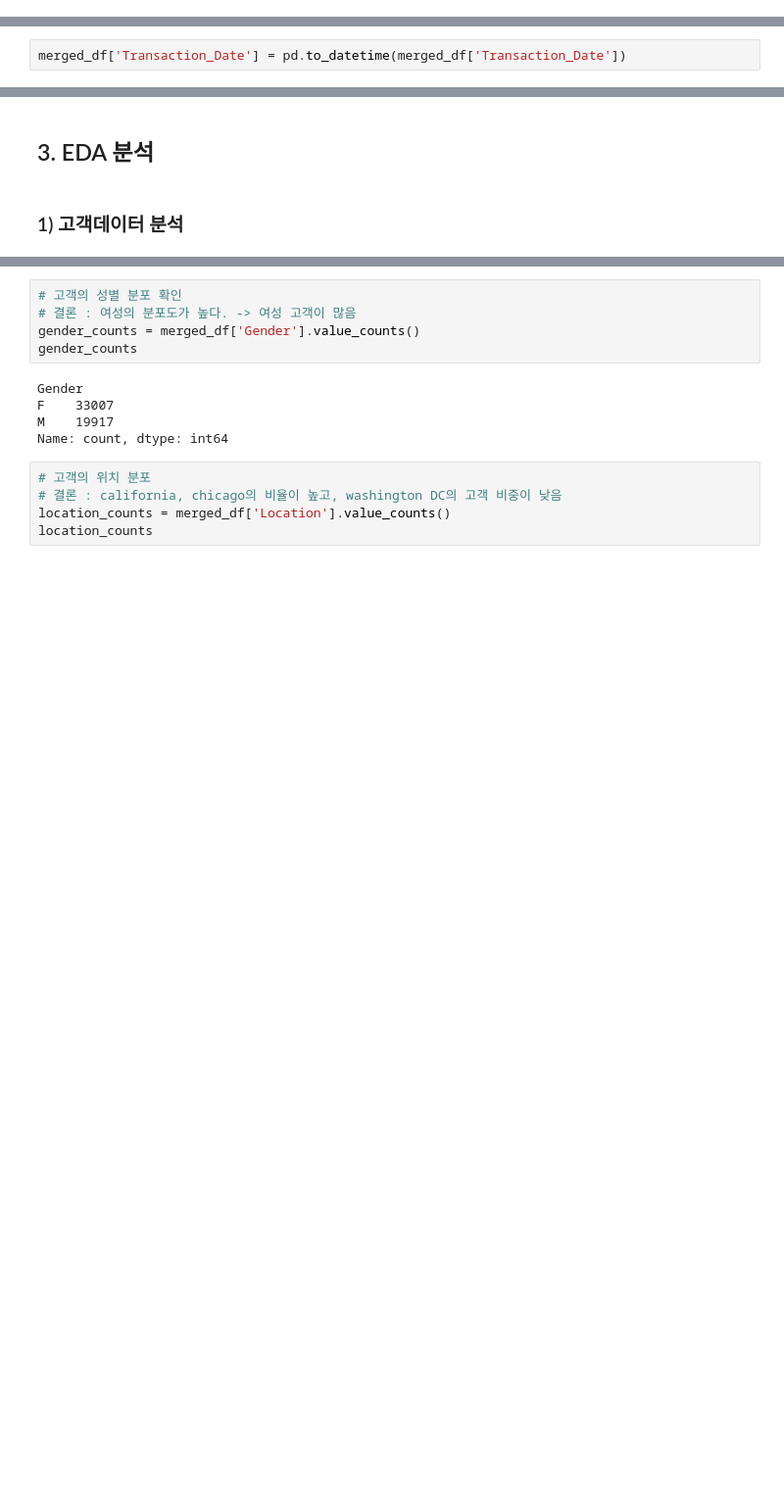
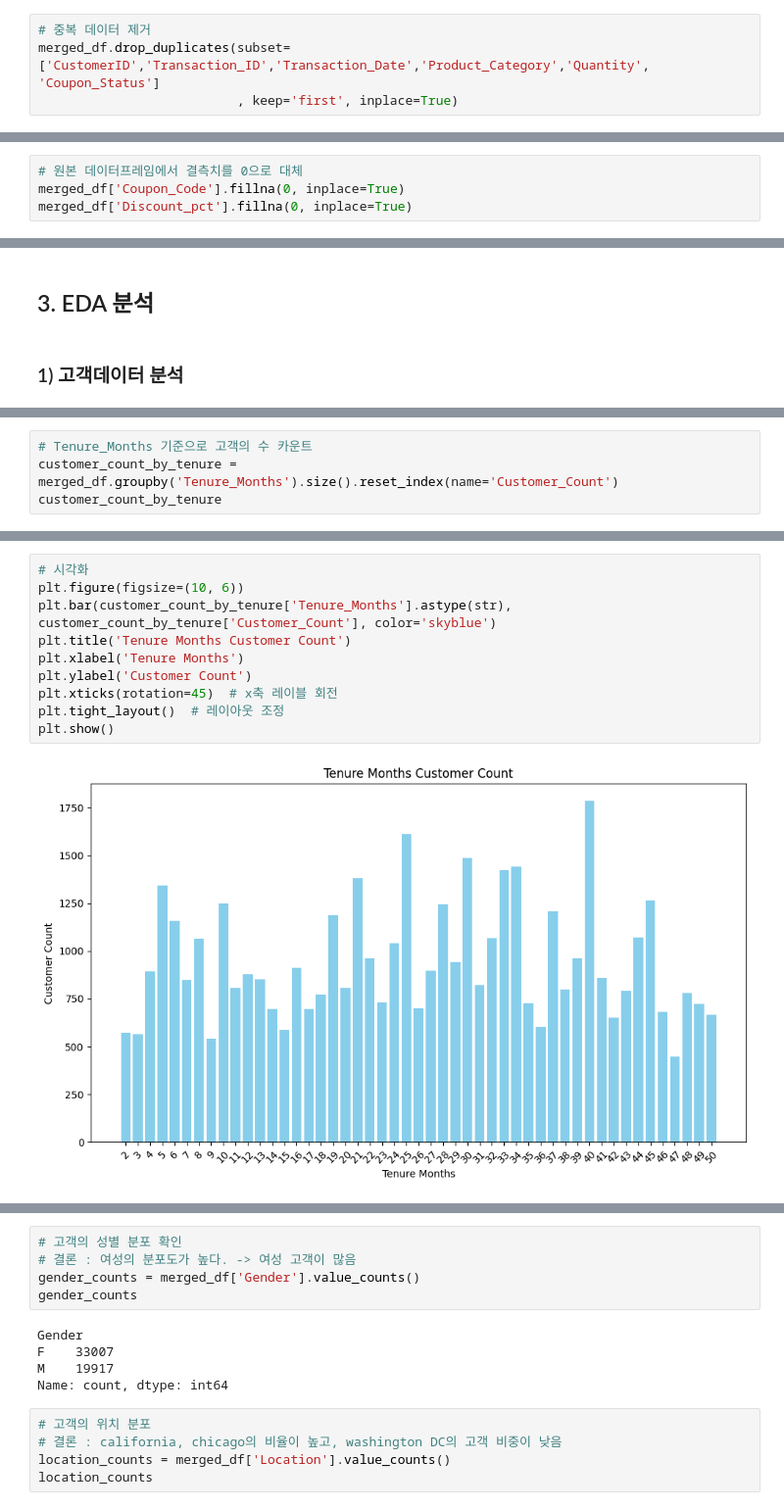
Before and after one commit to marksenee/DA_Projects, a Jupyter notebook: ecommerce-company.ipynb, the cells around one changed output, grey strips where cells are left out. Shown at 98% size. Cells and saved outputs as stored; diff of their text form; blank space fills up the shorter version.

```diff
--- a/ecommerce-company.ipynb
+++ b/ecommerce-company.ipynb
@@ -218,0 +227,4 @@ memory usage: 5.2+ MB
+# %%
+# 중복 데이터 제거
+merged_df.drop_duplicates(subset=['CustomerID','Transaction_ID','Transaction_Date','Product_Category','Quantity', 'Coupon_Status']
+                          , keep='first', inplace=True)
@@ -239 +282,5 @@ Coupon_Status          0
 dtype: int64
+# %%
+# 원본 데이터프레임에서 결측치를 0으로 대체
+merged_df['Coupon_Code'].fillna(0, inplace=True)
+merged_df['Discount_pct'].fillna(0, inplace=True)
@@ -269,2 +319,0 @@ merged_df.head(2)
-# %%
-merged_df['Transaction_Date'] = pd.to_datetime(merged_df['Transaction_Date'])
@@ -305,0 +343,4 @@ merged_df.head(2)
+# %%
+# Tenure_Months 기준으로 고객의 수 카운트
+customer_count_by_tenure = merged_df.groupby('Tenure_Months').size().reset_index(name='Customer_Count')
+customer_count_by_tenure
@@ -305,0 +365,12 @@ merged_df.head(2)
+# %%
+# 시각화
+plt.figure(figsize=(10, 6))
+plt.bar(customer_count_by_tenure['Tenure_Months'].astype(str), customer_count_by_tenure['Customer_Count'], color='skyblue')
+plt.title('Tenure Months Customer Count')
+plt.xlabel('Tenure Months')
+plt.ylabel('Customer Count')
+plt.xticks(rotation=45)  # x축 레이블 회전
+plt.tight_layout()  # 레이아웃 조정
+plt.show()
+# %% [output]
+[figure, added]
```
Also changed, not shown: parts of 103 cells of this notebook.
